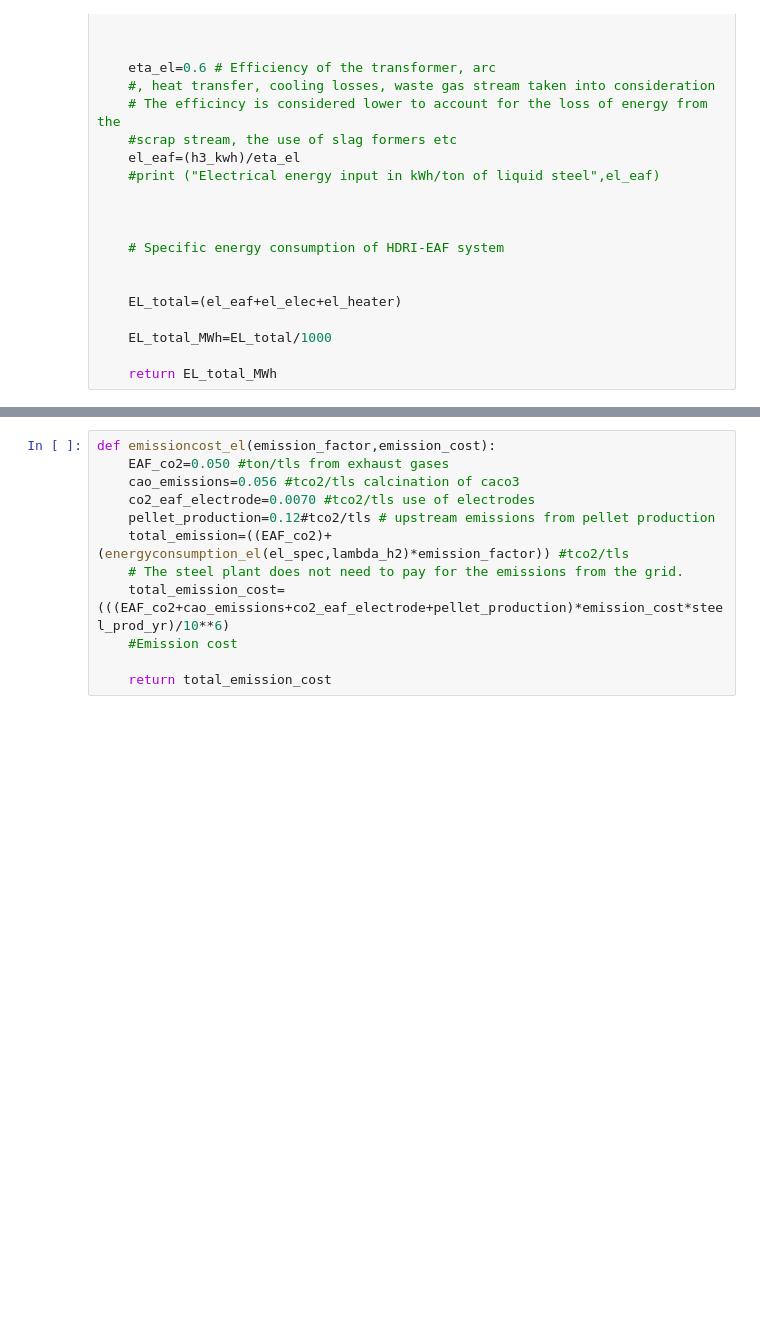
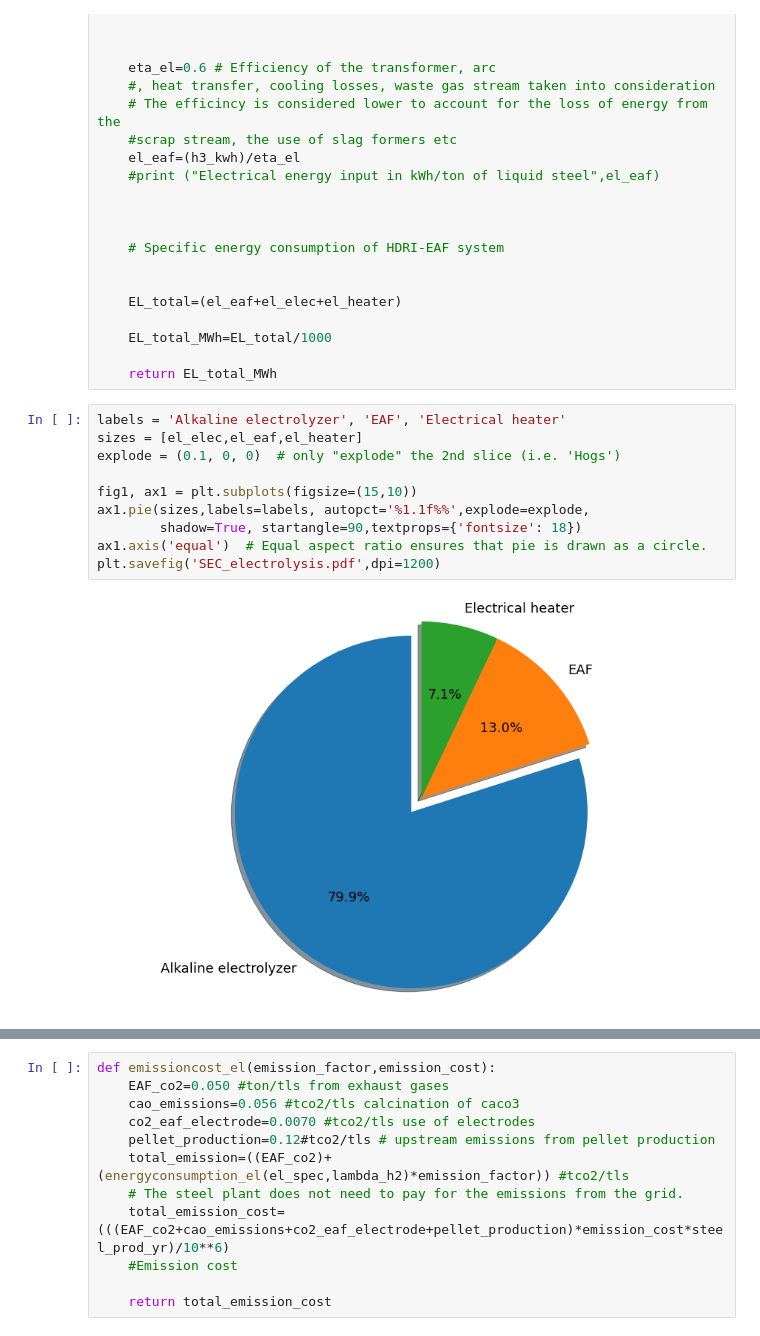
Before and after one commit to abhinavbhaskar/HDRI-EAF-Technoeconomic-model, a Jupyter notebook: HDRI_EAF_uncertainity_analysis_SALIB_29_11.ipynb, the cells around one changed output, grey strips where cells are left out. Drawn from its saved outputs; the diff is of its cells as text; blank space fills up the shorter version.

```diff
--- a/HDRI_EAF_uncertainity_analysis_SALIB_29_11.ipynb
+++ b/HDRI_EAF_uncertainity_analysis_SALIB_29_11.ipynb
@@ -910,6 +910,18 @@ def energyconsumption_el(el_spec,lambda_h2):    # Metallization rates considered
     EL_total_MWh=EL_total/1000
 
     return EL_total_MWh
+# %%
+labels = 'Alkaline electrolyzer', 'EAF', 'Electrical heater'
+sizes = [el_elec,el_eaf,el_heater]
+explode = (0.1, 0, 0)  # only "explode" the 2nd slice (i.e. 'Hogs')
+
+fig1, ax1 = plt.subplots(figsize=(15,10))
+ax1.pie(sizes,labels=labels, autopct='%1.1f%%',explode=explode,
+        shadow=True, startangle=90,textprops={'fontsize': 18})
+ax1.axis('equal')  # Equal aspect ratio ensures that pie is drawn as a circle.
+plt.savefig('SEC_electrolysis.pdf',dpi=1200)
+# %% [output]
+[figure, added]
 # %%
 
 # Specific CO2 emissions from the HDRI-EAF system
```
Also changed, not shown: parts of 27 cells of this notebook, 9 other files.
